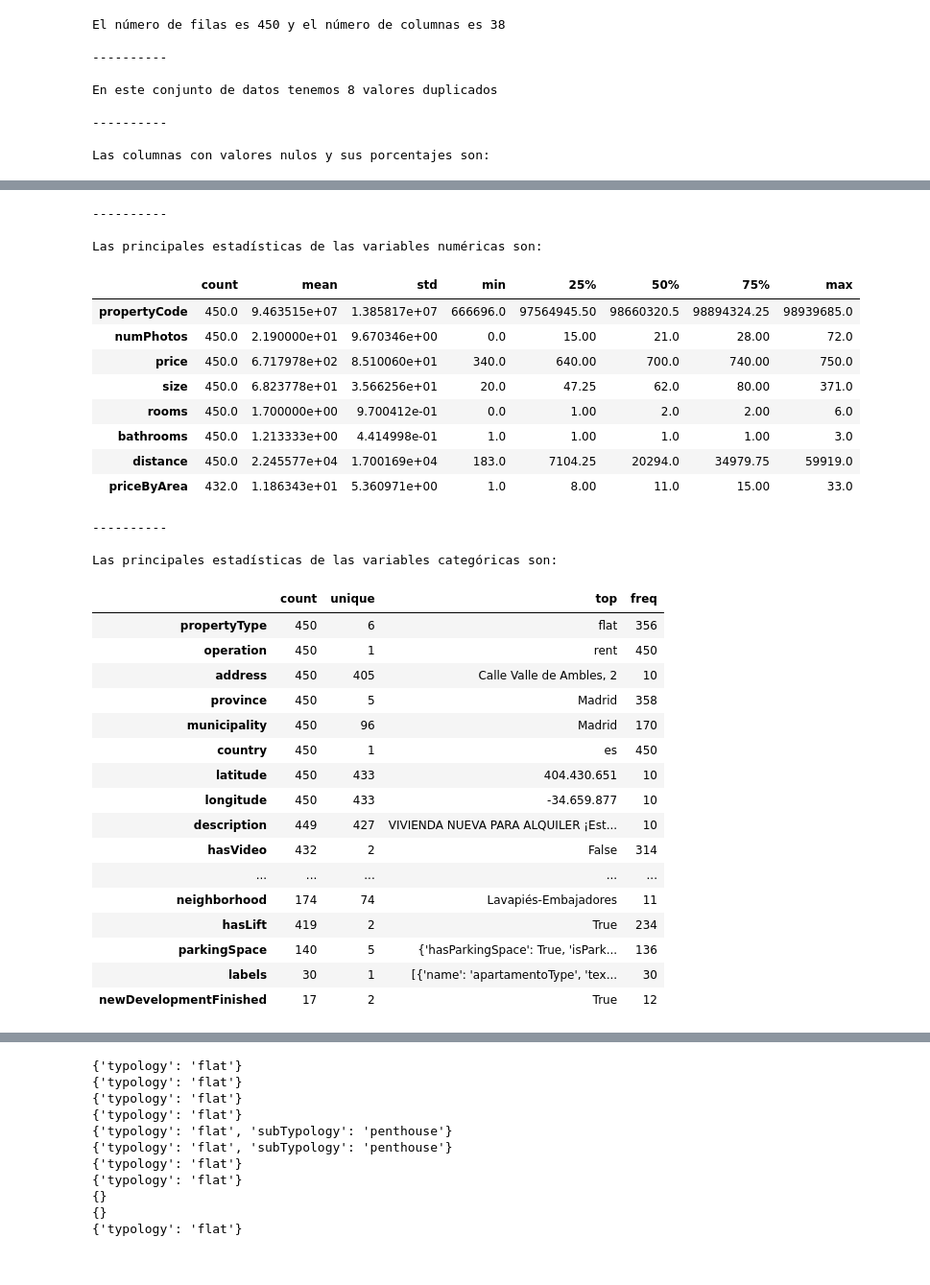
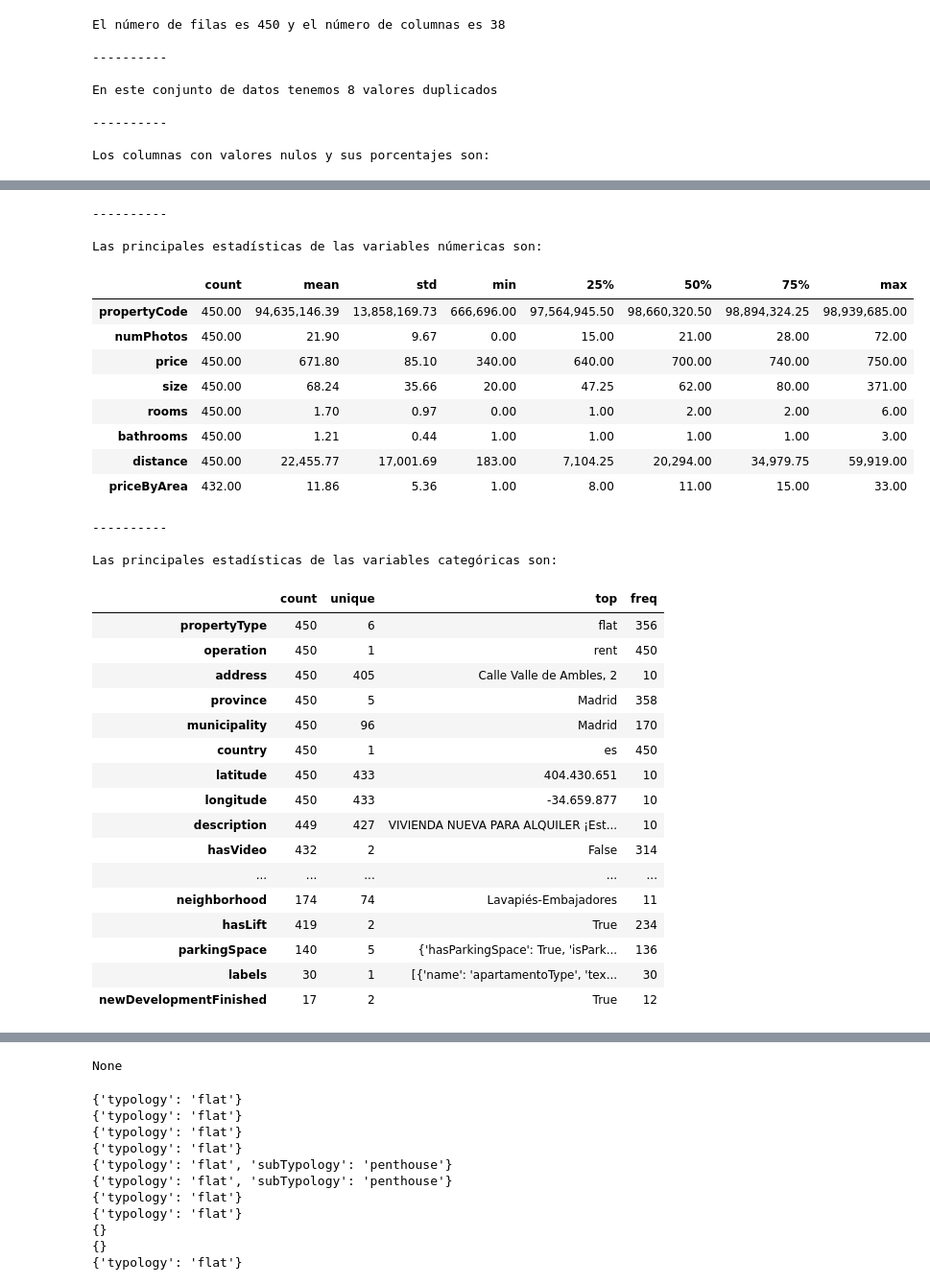
Before and after one commit to adrims10/Proyecto7-PrediccionCasas, a Jupyter notebook: 1-Exploracion_de_datos.ipynb, the cells around one changed output, grey strips where cells are left out. Shown at 96% size. Drawn from its saved outputs; the diff is of its cells as text; code cells hidden in the pictures.

```diff
--- a/1-Exploracion_de_datos.ipynb
+++ b/1-Exploracion_de_datos.ipynb
@@ -1,6 +1,13 @@
 # %%
 import pandas as pd
+import os
+import sys
+import matplotlib.pyplot as plt
+sys.path.append("../")
 from src import soporte_preprocesamiento as sp
+pd.options.display.float_format = "{:,.2f}".format
+pd.set_option("display.max_columns", None)
+
 import json
 # %%
 df = pd.read_csv("datos/api_rent_madrid.csv", sep=';' ,index_col = 0).reset_index()
@@ -14,5 +20,5 @@ df.head(2)
 # %%
-sp.Eda(df)              #En primer lugar vamos a observar los datos.
+sp.eda(df)              #En primer lugar vamos a observar los datos.
 # %% [output]
 El número de filas es 450 y el número de columnas es 38
 
@@ -22,4 +28,4 @@ En este conjunto de datos tenemos 8 valores duplicados
 
 ----------
 
-Las columnas con valores nulos y sus porcentajes son:
+Los columnas con valores nulos y sus porcentajes son:
@@ -42,16 +48,16 @@ newDevelopmentFinished    96.222222
 dtype: float64
 ----------
 
-Las principales estadísticas de las variables numéricas son:
+Las principales estadísticas de las variables númericas son:
 |  | count | mean | std | min | 25% | 50% | 75% | max |
-| propertyCode | 450.0 | 9.463515e+07 | 1.385817e+07 | 666696.0 | 97564945.50 | 98660320.5 | 98894324.25 | 98939685.0 |
-| numPhotos | 450.0 | 2.190000e+01 | 9.670346e+00 | 0.0 | 15.00 | 21.0 | 28.00 | 72.0 |
-| price | 450.0 | 6.717978e+02 | 8.510060e+01 | 340.0 | 640.00 | 700.0 | 740.00 | 750.0 |
-| size | 450.0 | 6.823778e+01 | 3.566256e+01 | 20.0 | 47.25 | 62.0 | 80.00 | 371.0 |
-| rooms | 450.0 | 1.700000e+00 | 9.700412e-01 | 0.0 | 1.00 | 2.0 | 2.00 | 6.0 |
-| bathrooms | 450.0 | 1.213333e+00 | 4.414998e-01 | 1.0 | 1.00 | 1.0 | 1.00 | 3.0 |
-| distance | 450.0 | 2.245577e+04 | 1.700169e+04 | 183.0 | 7104.25 | 20294.0 | 34979.75 | 59919.0 |
-| priceByArea | 432.0 | 1.186343e+01 | 5.360971e+00 | 1.0 | 8.00 | 11.0 | 15.00 | 33.0 |
+| propertyCode | 450.00 | 94,635,146.39 | 13,858,169.73 | 666,696.00 | 97,564,945.50 | 98,660,320.50 | 98,894,324.25 | 98,939,685.00 |
+| numPhotos | 450.00 | 21.90 | 9.67 | 0.00 | 15.00 | 21.00 | 28.00 | 72.00 |
+| price | 450.00 | 671.80 | 85.10 | 340.00 | 640.00 | 700.00 | 740.00 | 750.00 |
+| size | 450.00 | 68.24 | 35.66 | 20.00 | 47.25 | 62.00 | 80.00 | 371.00 |
+| rooms | 450.00 | 1.70 | 0.97 | 0.00 | 1.00 | 2.00 | 2.00 | 6.00 |
+| bathrooms | 450.00 | 1.21 | 0.44 | 1.00 | 1.00 | 1.00 | 1.00 | 3.00 |
+| distance | 450.00 | 22,455.77 | 17,001.69 | 183.00 | 7,104.25 | 20,294.00 | 34,979.75 | 59,919.00 |
+| priceByArea | 432.00 | 11.86 | 5.36 | 1.00 | 8.00 | 11.00 | 15.00 | 33.00 |
 ----------
 
 Las principales estadísticas de las variables categóricas son:
@@ -89,6 +95,7 @@ Data columns (total 38 columns):
  37  newDevelopmentFinished  17 non-null     object
 dtypes: bool(2), float64(3), int64(5), object(28)
 memory usage: 127.6+ KB
+None
 # %%
 df = df[df['province'] == 'Madrid']         #Nos quedamos solo con los valores de Madrid, porque solo queremos predecir
 df = df.reset_index(drop=True)              #MADRID
```
Also changed, not shown: parts of 13 cells of this notebook, 11 other files.
